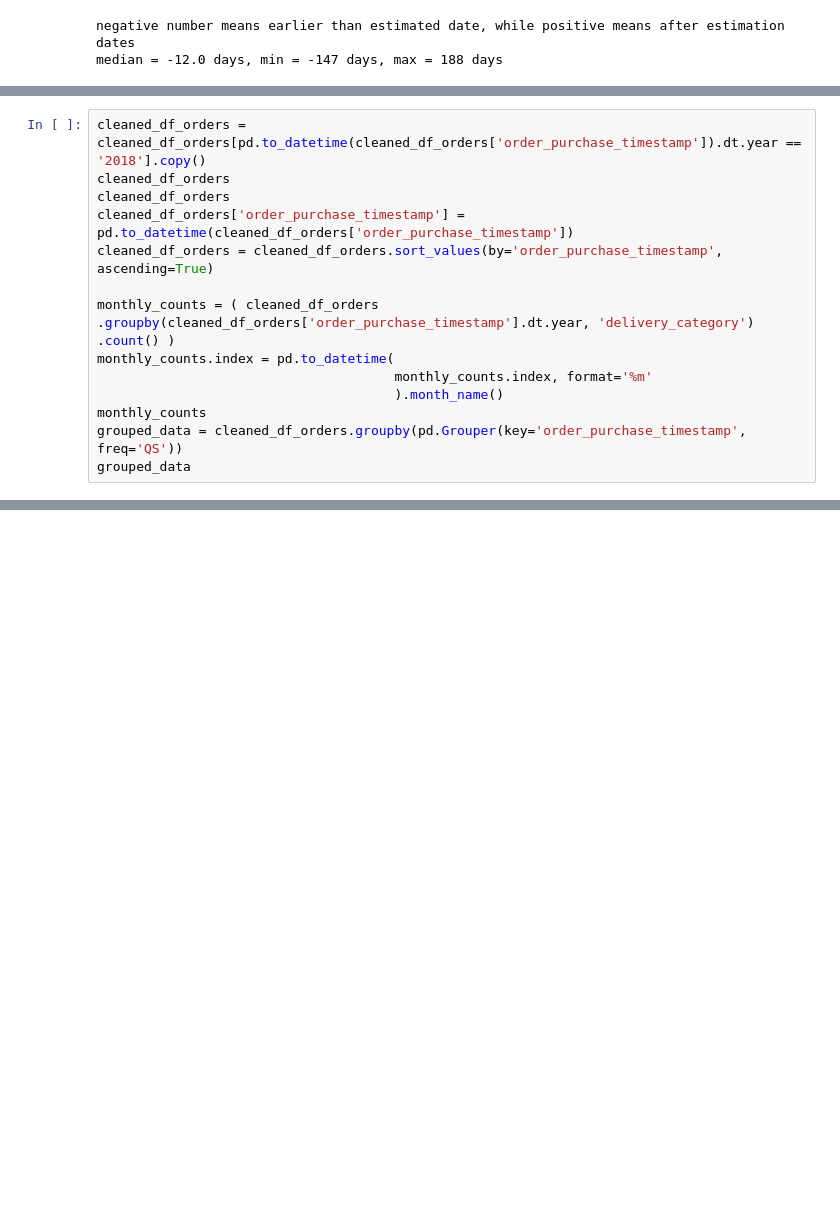
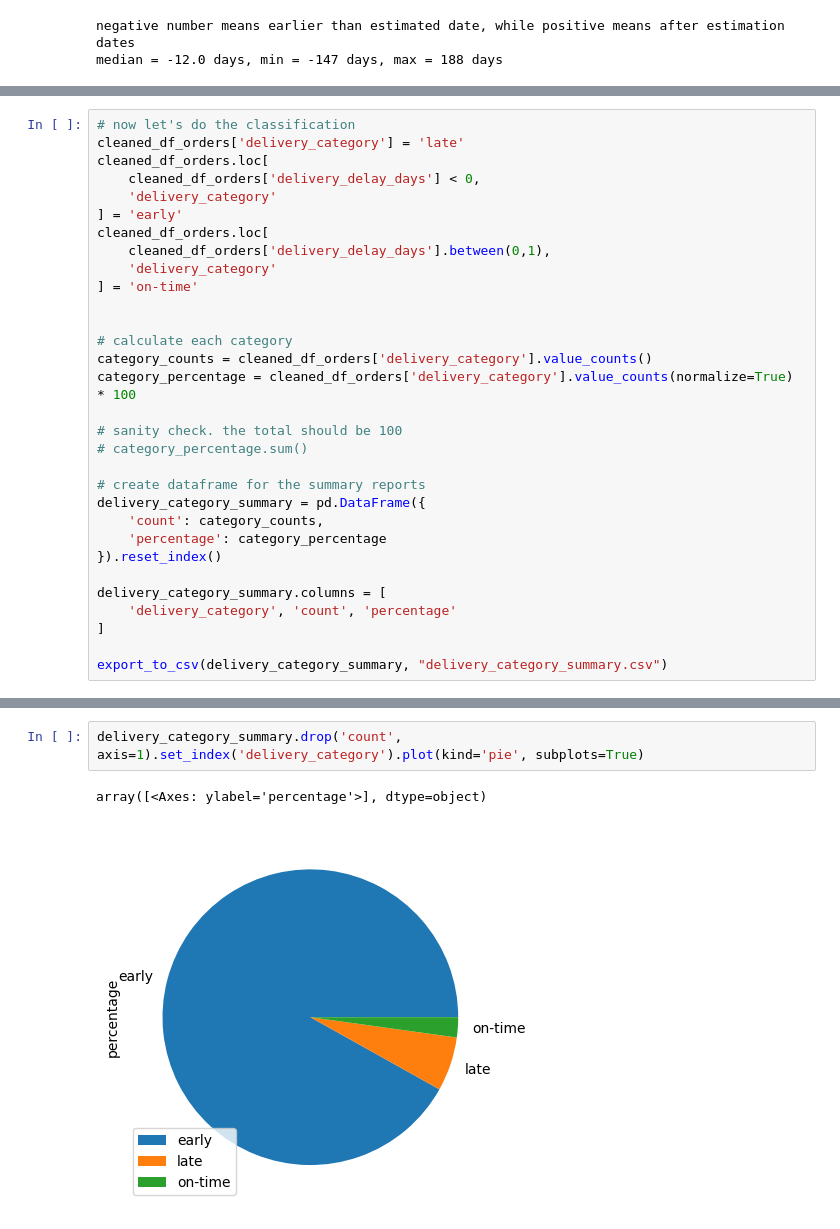
Before and after one commit to KevinH2810/olist-data-quality-and-analytics, a Jupyter notebook: notebooks/02_on_time_vs_late.ipynb, the cells around one changed output, grey strips where cells are left out. Cells and saved outputs as stored; diff of their text form; blank space fills up the shorter version.

```diff
--- a/notebooks/02_on_time_vs_late.ipynb
+++ b/notebooks/02_on_time_vs_late.ipynb
@@ -189,14 +146,31 @@ This does not necessarily indicate good delivery performance, as the estimated d
 # %%
-cleaned_df_orders = cleaned_df_orders[pd.to_datetime(cleaned_df_orders['order_purchase_timestamp']).dt.year == '2018'].copy()
-cleaned_df_orders
-cleaned_df_orders
-cleaned_df_orders['order_purchase_timestamp'] = pd.to_datetime(cleaned_df_orders['order_purchase_timestamp'])
-cleaned_df_orders = cleaned_df_orders.sort_values(by='order_purchase_timestamp', ascending=True)
+# now let's do the classification
+cleaned_df_orders['delivery_category'] = 'late'
+cleaned_df_orders.loc[
+    cleaned_df_orders['delivery_delay_days'] < 0,
+    'delivery_category'
+] = 'early'
+cleaned_df_orders.loc[
+    cleaned_df_orders['delivery_delay_days'].between(0,1),
+    'delivery_category'
+] = 'on-time'
 
-monthly_counts = ( cleaned_df_orders .groupby(cleaned_df_orders['order_purchase_timestamp'].dt.year, 'delivery_category') .count() )
-monthly_counts.index = pd.to_datetime(
-                                      monthly_counts.index, format='%m'
-                                      ).month_name()
-monthly_counts
-grouped_data = cleaned_df_orders.groupby(pd.Grouper(key='order_purchase_timestamp', freq='QS'))
-grouped_data
+
+# calculate each category
+category_counts = cleaned_df_orders['delivery_category'].value_counts()
+category_percentage = cleaned_df_orders['delivery_category'].value_counts(normalize=True) * 100
+
+# sanity check. the total should be 100
+# category_percentage.sum()
+
+# create dataframe for the summary reports
+delivery_category_summary = pd.DataFrame({
+    'count': category_counts,
+    'percentage': category_percentage
+}).reset_index()
+
+delivery_category_summary.columns = [
+    'delivery_category', 'count', 'percentage'
+]
+
+export_to_csv(delivery_category_summary, "delivery_category_summary.csv")
@@ -204,0 +183,5 @@ ValueError: No axis named delivery_category for object type DataFrame
+# %%
+delivery_category_summary.drop('count', axis=1).set_index('delivery_category').plot(kind='pie', subplots=True)
+# %% [output]
+array([<Axes: ylabel='percentage'>], dtype=object)
+[figure, added]
```
Also changed, not shown: parts of 5 cells of this notebook, 2 other files.
